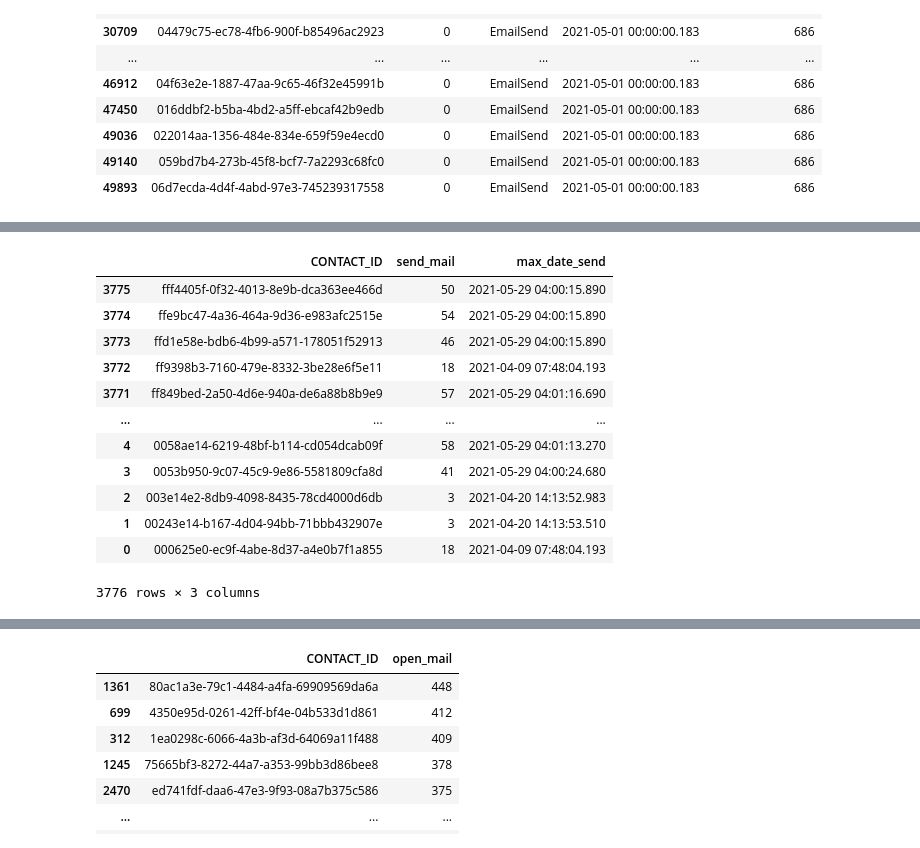
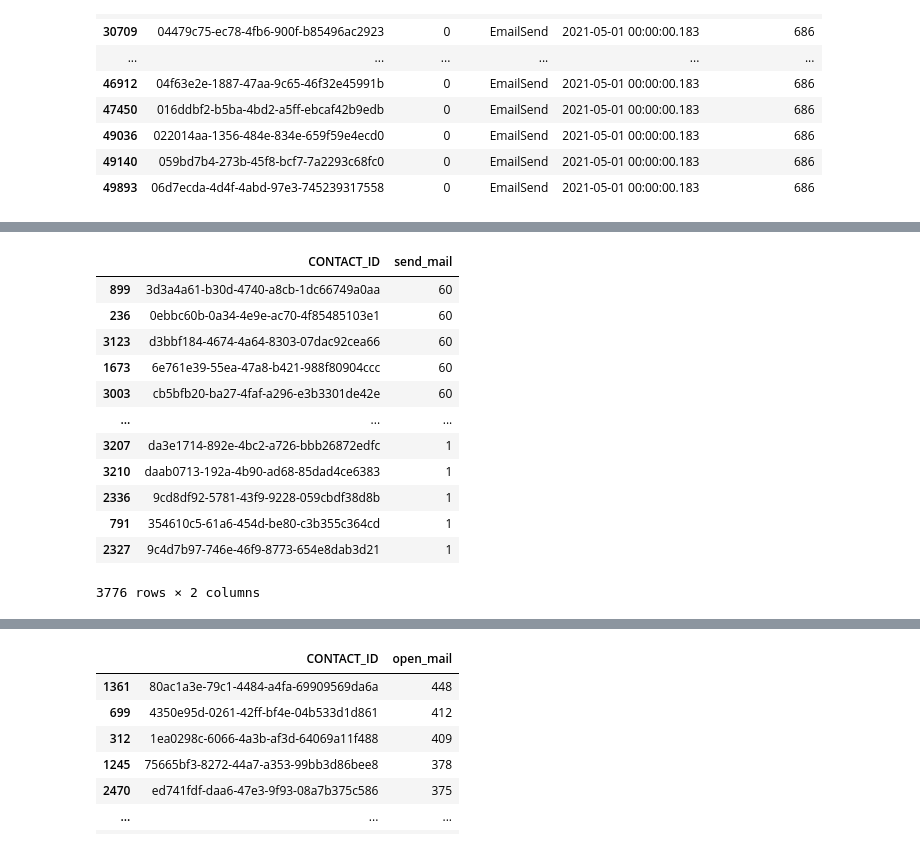
Before and after one commit to IvanovNA01/test_task_junior, a Jupyter notebook: test_to_jun1.ipynb, the cells around one changed output, grey strips where cells are left out. Cells and saved outputs as stored; diff of their text form; code cells hidden in the pictures.

```diff
--- a/test_to_jun1.ipynb
+++ b/test_to_jun1.ipynb
@@ -118,7 +118,7 @@ company_mail_meta.query('CURRENT_STATUS == "Draft"')
 # %%
 # Вытащим список ID_mail_company из таблицы company_mail_meta для сравнения с ID_mail_company отправленных писем,
 # лишние в последних двух можно убрать, так как по ним нет никакой мета информации.
-check_list_id = company_mail_meta.ID_mail_company.values.tolist()
+check_list_id = company_mail_meta.query('CURRENT_STATUS != "Draft"').ID_mail_company.values.tolist()
 # %%
 """Просмотрим отправленные письма:
     Junior_e_send:
@@ -193,8 +193,6 @@ company_mail_send['ACTIVITY_DATE'] = pd.to_datetime(company_mail_send.ACTIVITY_D
 company_mail_send["date_send"] = company_mail_send.ACTIVITY_DATE.dt.date
 company_mail_send["weekday_send"] = company_mail_send.ACTIVITY_DATE.dt.weekday
 company_mail_send["hour_send"] = company_mail_send.ACTIVITY_DATE.dt.hour
-# %%
-company_mail_send = company_mail_send.rename(columns={"ACTIVITY_DATE":"full_date_send"})
 # %%
 # убираем лишнюю колонку с типом действия
 company_mail_send = company_mail_send.drop(columns='ACTIVITY_TYPE')
@@ -227,21 +239,25 @@ datetime.date(2020, 9, 22)
 # %%
-send_mail = company_mail_send.groupby('CONTACT_ID', as_index=False).aggregate({"ASSET_ID": "count", "full_date_send": "max"})
-send_mail = send_mail.rename(columns = {"ASSET_ID":"send_mail", "full_date_send":"max_date_send"}).sort_values("CONTACT_ID", ascending=False)
+# посчитаем количество уникальных отправленных писем для каждого косметолога
+send_mail = company_mail_send.groupby('CONTACT_ID', as_index=False)\
+                              .aggregate({"ASSET_ID": "count"})\
+                                .rename(columns = {"ASSET_ID":"send_mail"})\
+                                  .sort_values("send_mail", ascending=False)
+
 send_mail
 # %% [output]
-|  | CONTACT_ID | send_mail | max_date_send |
-| 3775 | fff4405f-0f32-4013-8e9b-dca363ee466d | 50 | 2021-05-29 04:00:15.890 |
-| 3774 | ffe9bc47-4a36-464a-9d36-e983afc2515e | 54 | 2021-05-29 04:00:15.890 |
-| 3773 | ffd1e58e-bdb6-4b99-a571-178051f52913 | 46 | 2021-05-29 04:00:15.890 |
-| 3772 | ff9398b3-7160-479e-8332-3be28e6f5e11 | 18 | 2021-04-09 07:48:04.193 |
-| 3771 | ff849bed-2a50-4d6e-940a-de6a88b8b9e9 | 57 | 2021-05-29 04:01:16.690 |
-| ... | ... | ... | ... |
-| 4 | 0058ae14-6219-48bf-b114-cd054dcab09f | 58 | 2021-05-29 04:01:13.270 |
-| 3 | 0053b950-9c07-45c9-9e86-5581809cfa8d | 41 | 2021-05-29 04:00:24.680 |
-| 2 | 003e14e2-8db9-4098-8435-78cd4000d6db | 3 | 2021-04-20 14:13:52.983 |
-| 1 | 00243e14-b167-4d04-94bb-71bbb432907e | 3 | 2021-04-20 14:13:53.510 |
-| 0 | 000625e0-ec9f-4abe-8d37-a4e0b7f1a855 | 18 | 2021-04-09 07:48:04.193 |
+|  | CONTACT_ID | send_mail |
+| 899 | 3d3a4a61-b30d-4740-a8cb-1dc66749a0aa | 60 |
+| 236 | 0ebbc60b-0a34-4e9e-ac70-4f85485103e1 | 60 |
+| 3123 | d3bbf184-4674-4a64-8303-07dac92cea66 | 60 |
+| 1673 | 6e761e39-55ea-47a8-b421-988f80904ccc | 60 |
+| 3003 | cb5bfb20-ba27-4faf-a296-e3b3301de42e | 60 |
+| ... | ... | ... |
+| 3207 | da3e1714-892e-4bc2-a726-bbb26872edfc | 1 |
+| 3210 | daab0713-192a-4b90-ad68-85dad4ce6383 | 1 |
+| 2336 | 9cd8df92-5781-43f9-9228-059cbdf38d8b | 1 |
+| 791 | 354610c5-61a6-454d-be80-c3b355c364cd | 1 |
+| 2327 | 9c4d7b97-746e-46f9-8773-654e8dab3d21 | 1 |
-3776 rows × 3 columns
+3776 rows × 2 columns
 # %%
 """Просмотрим доставленные письма
     Junior_e_open:
```
Also changed, not shown: parts of 17 cells of this notebook, 1 other file.
